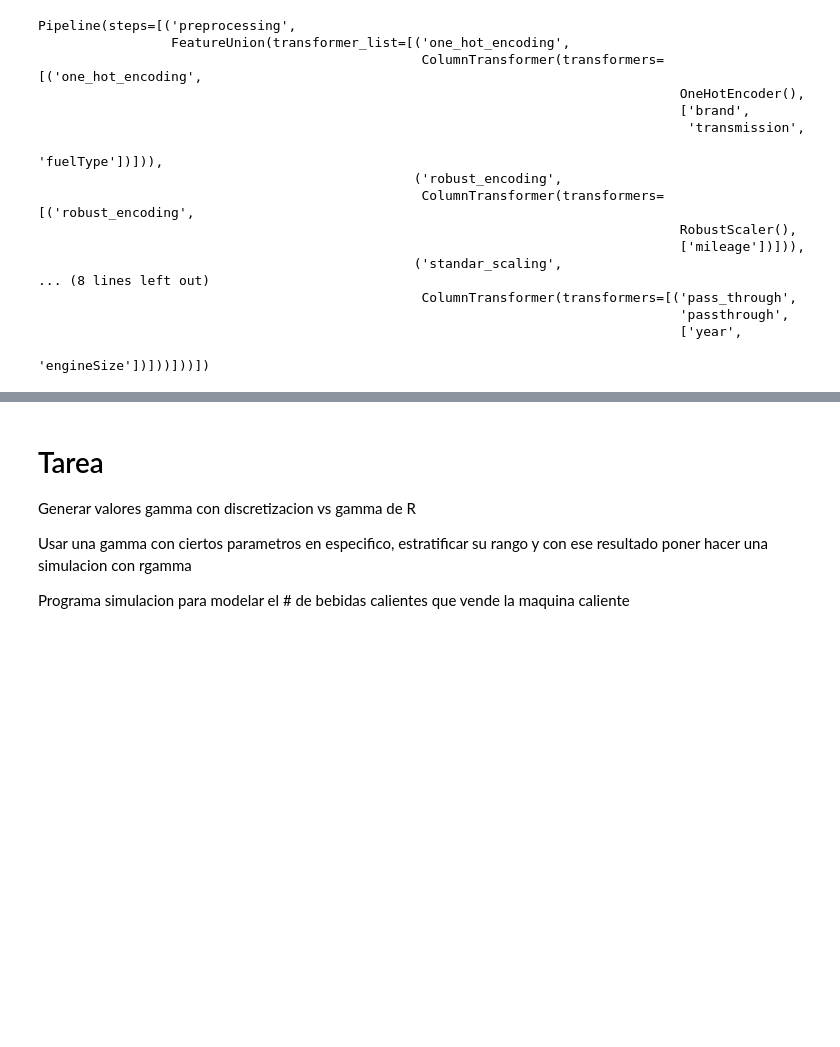
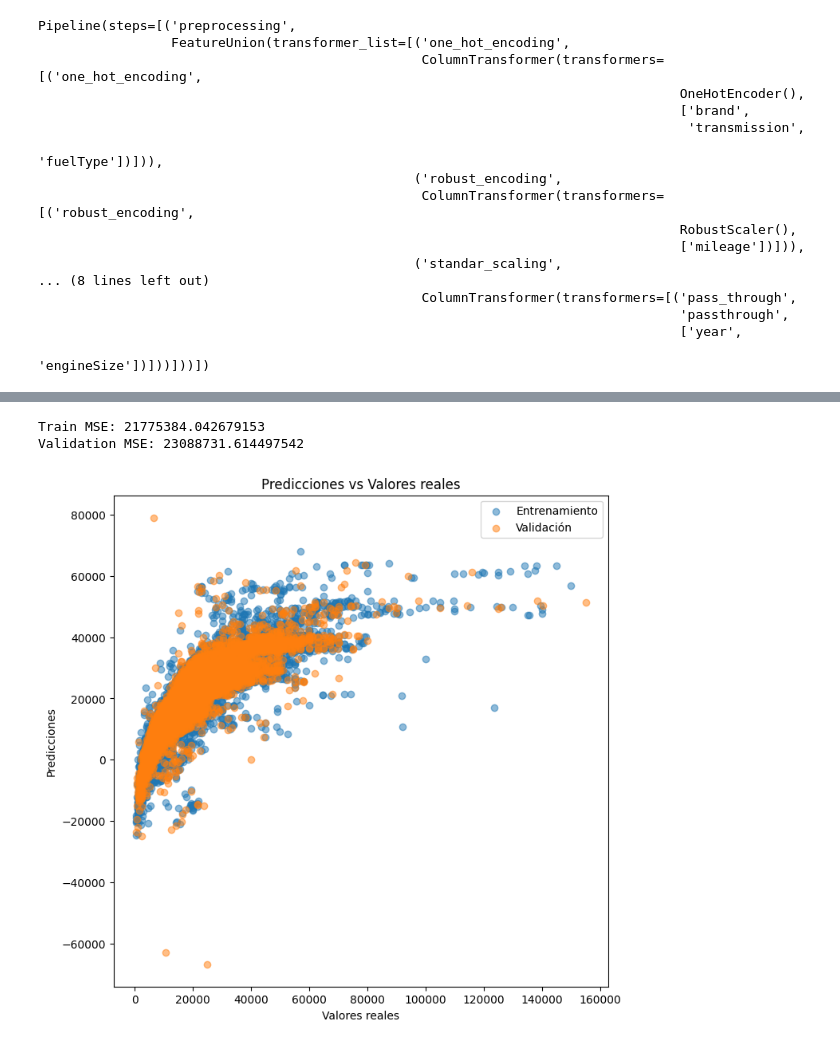
Before and after one commit to pablovanegas/price_predicting, a Jupyter notebook: prince_prediction_secondhand_car.ipynb, the cells around one changed output, grey strips where cells are left out. Saved outputs shown, nothing was run; the diff lists cells and outputs as text; code cells hidden in the pictures; blank space fills up the shorter version.

```diff
--- a/prince_prediction_secondhand_car.ipynb
+++ b/prince_prediction_secondhand_car.ipynb
@@ -230,7 +274,3 @@ ValueError: Only supported for TrueType fonts
-# %%
-import matplotlib.pyplot as plt
-
-plt.rcParams['font.family'] = 'DejaVu Sans'
 # %%
 len(data)
 # %% [output]
@@ -477,7 +530,7 @@ Pipeline(steps=[('preprocessing',
                                                                                   ['year',
                                                                                    'engineSize'])]))]))])
 # %%
-#train_preprocessed = preprocessor.fit_transform(train)
+train_preprocessed = preprocessor.fit_transform(train)
 train_preprocessed = preprocessor.transform(train)
 val_preprocessed = preprocessor.transform(val)
 test_preprocessed = preprocessor.transform(test)
@@ -519,7 +558,35 @@ LinearRegression does not accept missing values encoded as NaN natively. For sup
-# %% [markdown]
-# Tarea
-Generar valores gamma con discretizacion vs gamma de R
-
-Usar una gamma con ciertos parametros en especifico, estratificar su rango y con ese resultado poner hacer una simulacion con rgamma
-
-Programa simulacion para modelar el # de bebidas calientes que vende la maquina caliente
+# %%
+from sklearn.metrics import mean_squared_error, mean_absolute_error, r2_score
+
+# Predicciones
+train_preds = predicting_pipe.predict(train)
+val_preds = predicting_pipe.predict(val)
+
+# Cálculo de métricas
+train_mse = mean_squared_error(train['price'], train_preds)
+val_mse = mean_squared_error(val['price'], val_preds)
+
+print(f"Train MSE: {train_mse}")
+print(f"Validation MSE: {val_mse}")
+# %% [output]
+Train MSE: 21775384.042679153
+Validation MSE: 23088731.614497542
+# %%
+import matplotlib.pyplot as plt
+
+
+# Predicciones
+train_preds = predicting_pipe.predict(train)
+val_preds = predicting_pipe.predict(val)
+
+# Gráfico de dispersión
+plt.figure(figsize=(8, 8))
+plt.scatter(train['price'], train_preds, alpha=0.5)
+plt.scatter(val['price'], val_preds, alpha=0.5)
+plt.xlabel('Valores reales')
+plt.ylabel('Predicciones')
+plt.title('Predicciones vs Valores reales')
+plt.legend(['Entrenamiento', 'Validación'])
+plt.show(block= True)
+# %% [output]
+[figure, added]
```
Also changed, not shown: parts of 31 cells of this notebook, 5 other files.
